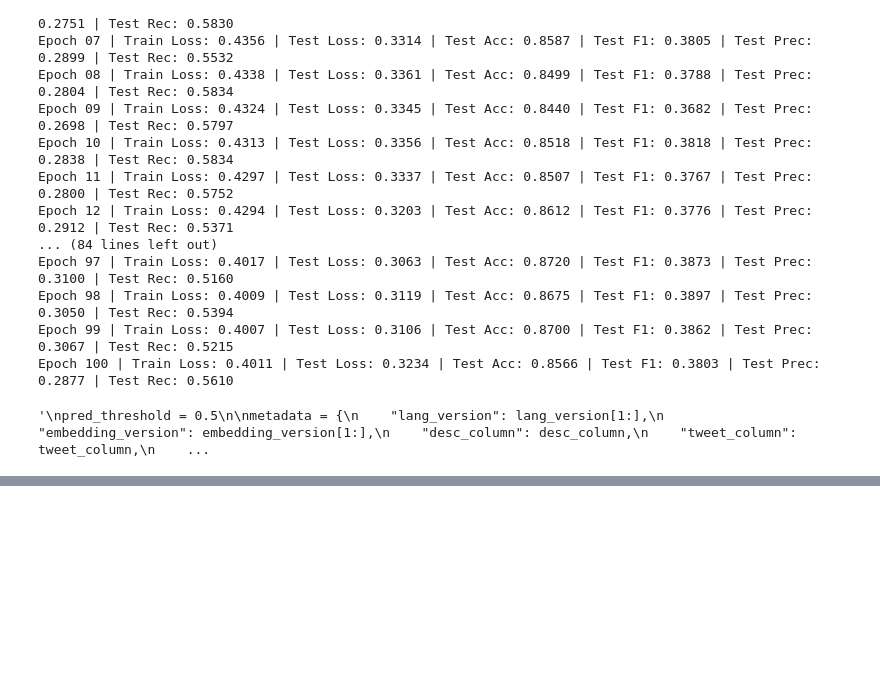
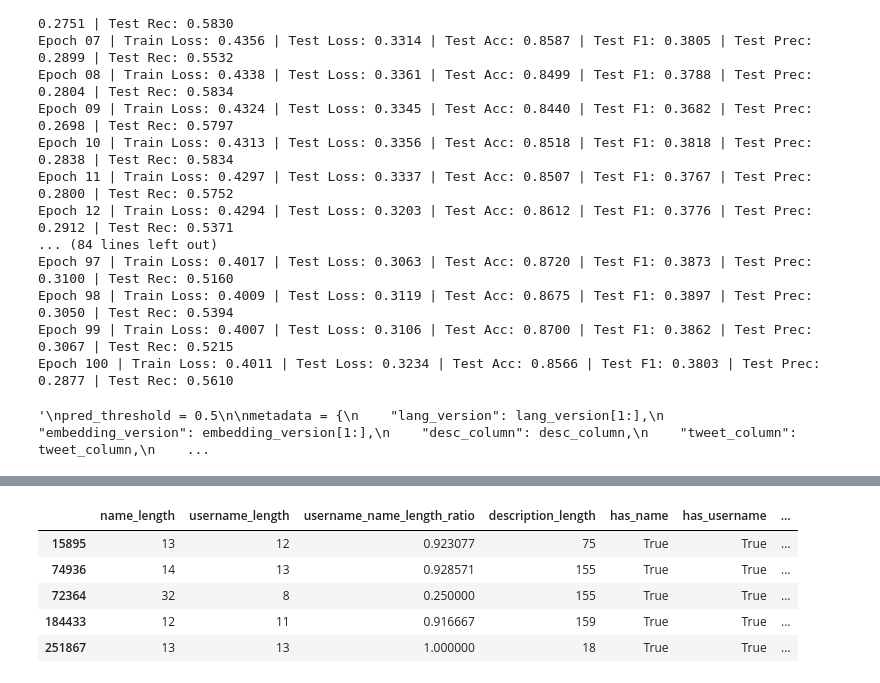
Before and after one commit to julwdo/thesis, a Jupyter notebook: 01_codes/03_nlp_project_main_old.ipynb, the cells around one changed output, grey strips where cells are left out. Drawn from its saved outputs; the diff is of its cells as text; code cells hidden in the pictures; blank space fills up the shorter version.

```diff
--- a/01_codes/03_nlp_project_main_old.ipynb
+++ b/01_codes/03_nlp_project_main_old.ipynb
@@ -1890,12 +1741,21 @@ KeyboardInterrupt:
 # %%
 from sklearn.preprocessing import StandardScaler
 
 scaler = StandardScaler()
 
-scaler.fit(desc_df[numeric_cols])
+scaler.fit(X_train_with_desc[numeric_cols])
 
-desc_df_scaled = desc_df.copy()
-desc_df_test_scaled = desc_df_test.copy()
+X_train_with_desc_scaled = X_train_with_desc.copy()
+X_test_with_desc_scaled = X_test_with_desc.copy()
 
-desc_df_scaled[numeric_cols] = scaler.transform(desc_df[numeric_cols])
-desc_df_test_scaled[numeric_cols] = scaler.transform(desc_df_test[numeric_cols])
+X_train_with_desc_scaled[numeric_cols] = scaler.transform(X_train_with_desc[numeric_cols])
+X_test_with_desc_scaled[numeric_cols] = scaler.transform(X_test_with_desc[numeric_cols])
+
+X_train_with_desc_scaled.head()
+# %% [output]
+|  | name_length | username_length | username_name_length_ratio | description_length | has_name | has_username | ... |
+| 15895 | 13 | 12 | 0.923077 | 75 | True | True | ... |
+| 74936 | 14 | 13 | 0.928571 | 155 | True | True | ... |
+| 72364 | 32 | 8 | 0.250000 | 155 | True | True | ... |
+| 184433 | 12 | 11 | 0.916667 | 159 | True | True | ... |
+| 251867 | 13 | 13 | 1.000000 | 18 | True | True | ... |
```
Also changed, not shown: parts of 34 cells of this notebook.
